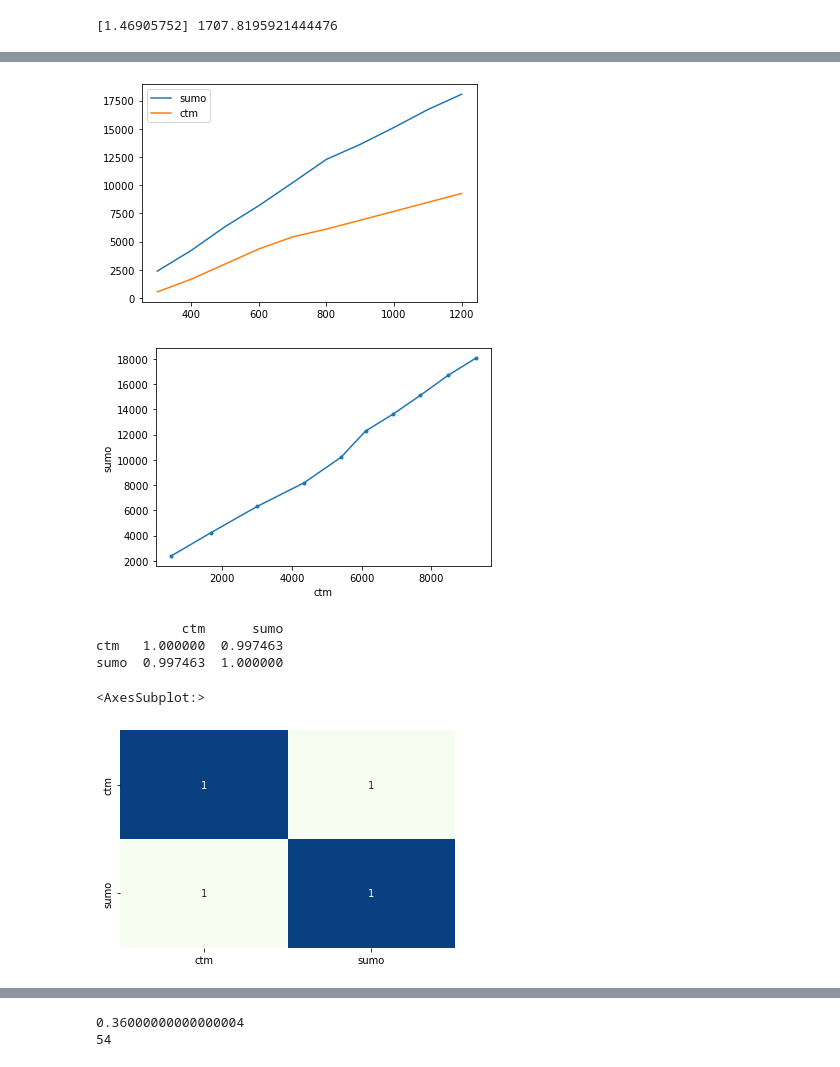
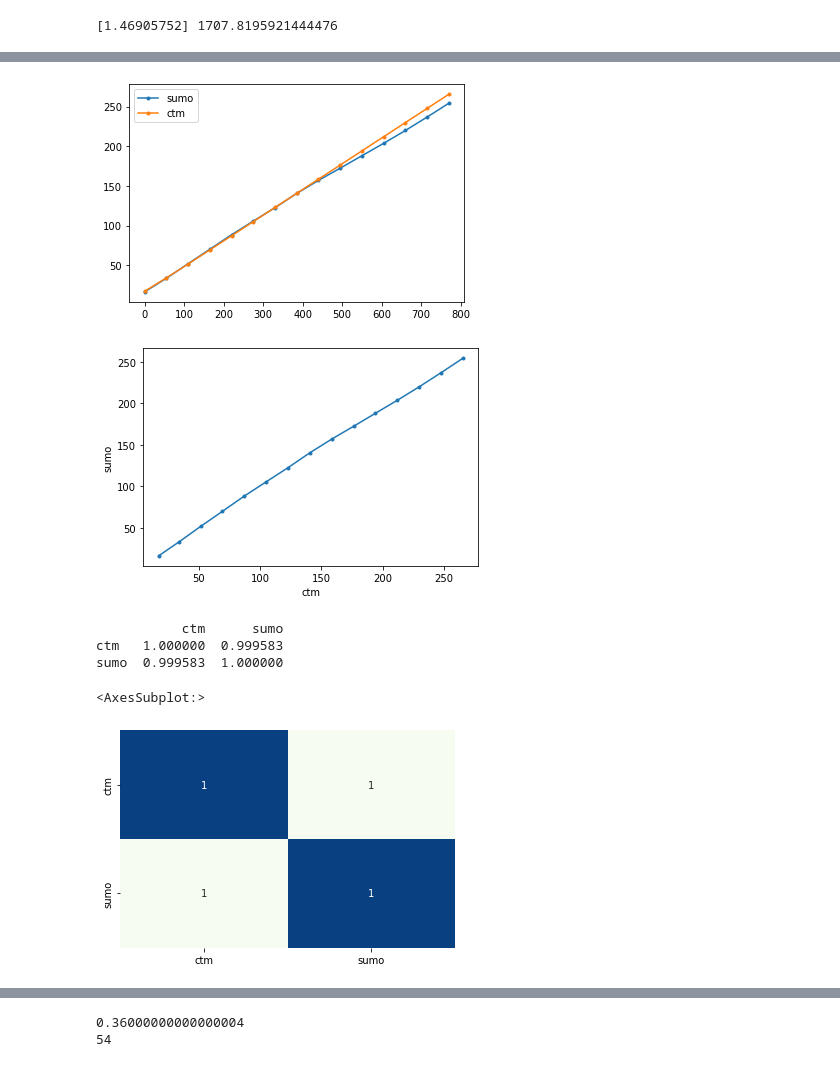
Before and after one commit to Eightina/Digital-Twin-CTM, a Jupyter notebook: Digital-Twin/analyze.ipynb, the cells around one changed output, grey strips where cells are left out. Cells and saved outputs as stored; diff of their text form; code cells hidden in the pictures.

```diff
--- a/Digital-Twin/analyze.ipynb
+++ b/Digital-Twin/analyze.ipynb
@@ -177,32 +187,34 @@ time0 = [100 * i for i in range(3, 13)]
+# %%
+sumo_delay = [16.25043118547531, 33.351393542898336, 51.767264597265275, 70.02777287640096, 88.3770494409824, 105.50298443752123, 122.5566474808877, 140.512634246525, 156.97704538883164, 172.39897724140548, 188.09788606380064, 203.73503338937232, 219.93084477014338, 236.92352507485643, 254.34713268752242]
+ctm_delay = [16.967024075782906, 33.8859616295766, 51.34339995303396, 69.20274314233811, 87.06208827131884, 104.92142952094642, 122.78077464992715, 140.64012171858445, 158.49947072691833, 176.35882361460537, 194.21818232132213, 212.07754490739205, 229.93690749346197, 247.79627201920846, 265.65564236398467]
+
+plt.plot(time0, sumo_delay, label="sumo", marker='.')
+plt.plot(time0, ctm_delay, label="ctm", marker='.')
+plt.legend()
+# plt.ylim(0, 30)
+plt.show()
+# %% [output]
+[figure, added]
 # %%
-from matplotlib import pyplot as plt
-
-plt.plot(time0, sumo_delay, label="sumo")
-plt.plot(time0, ctm_delay, label="ctm")
-plt.legend()
-# plt.xlim(98, 200)
-# plt.ylim(0, 1500)
-plt.show()
 
 plt.plot(ctm_delay, sumo_delay, marker='.')
 plt.xlabel('ctm')
 plt.ylabel('sumo')
 plt.show()
 
 import pandas as pd
 import seaborn as sns
 resultdf = pd.DataFrame({'ctm':ctm_delay, 'sumo':sumo_delay})
 corr = resultdf.corr()
 print(corr)
 sns.heatmap(corr, cmap='GnBu', annot=True, cbar=False)
 # %% [output]
-[figure, old version]
+[figure, new version]
-[figure, old version]
            ctm      sumo
-ctm   1.000000  0.997463
-sumo  0.997463  1.000000
+ctm   1.000000  0.999583
+sumo  0.999583  1.000000
 <AxesSubplot:>
-[figure, removed]
+[figure, new version]
 # %%
 import numpy as np
 ctm_delay = np.array(ctm_delay).reshape((-1, 1))
```
Also changed, not shown: parts of 9 cells of this notebook, 19 other files.
